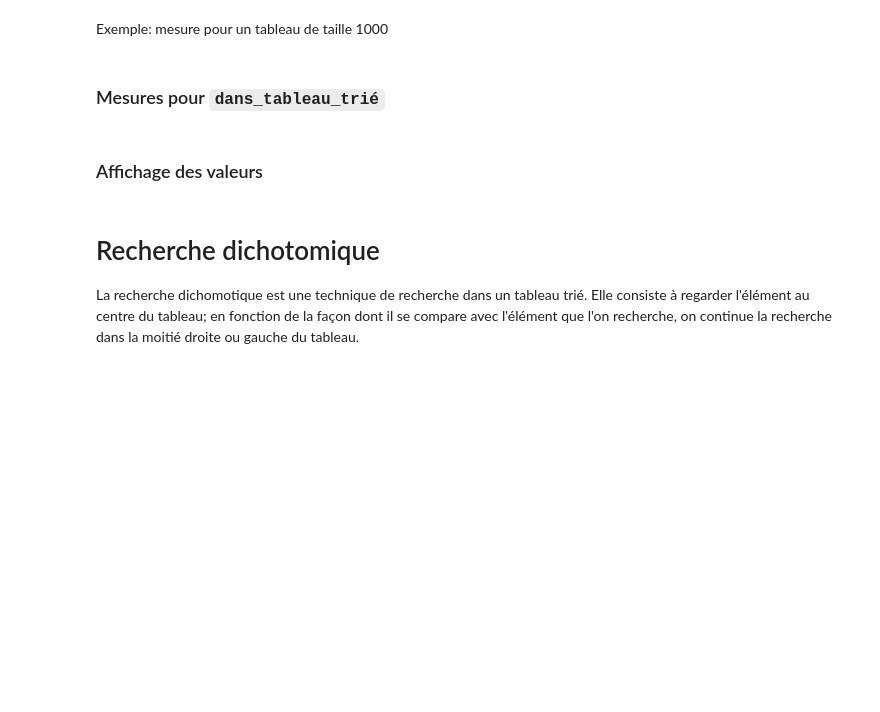
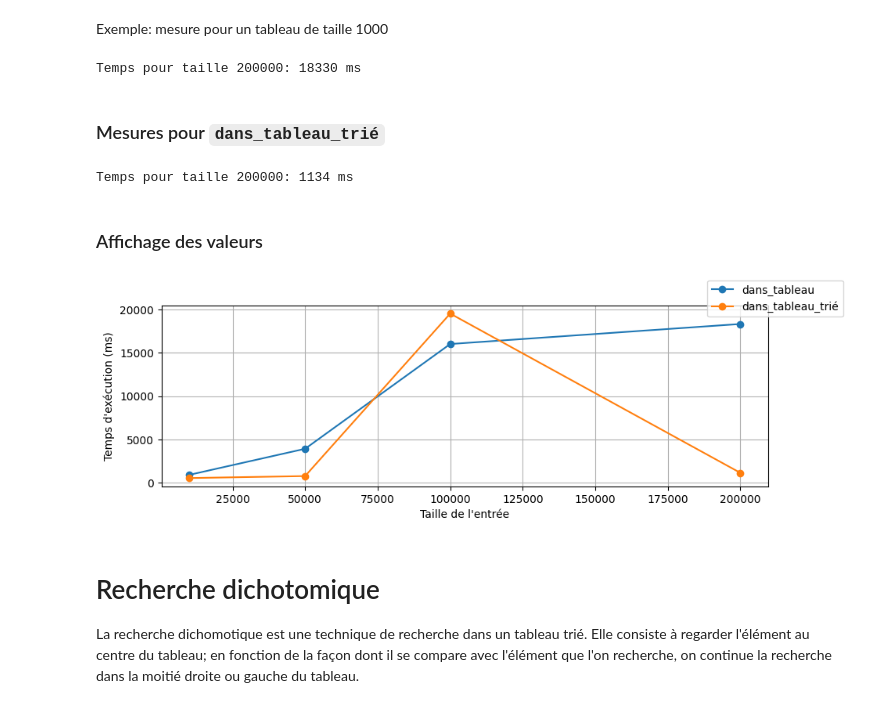
Before and after one commit to sapristi/cours_algo, a Jupyter notebook: TDS/ESGI_1A/TD partie 3.ipynb, the cells around one changed output. Saved outputs shown, nothing was run; the diff lists cells and outputs as text; code cells hidden in the pictures; blank space fills up the shorter version.

```diff
--- a/TDS/ESGI_1A/TD partie 3.ipynb
+++ b/TDS/ESGI_1A/TD partie 3.ipynb
@@ -106,7 +128,7 @@ On va:
 # %% [markdown]
 Exemple: mesure pour un tableau de taille 1000
 # %%
-TAILLE = 10_000
+TAILLE = 200_000
 tableau = tableau_aléatoire_trié(TAILLE)
 x = entier_aléatoire()
 
@@ -117,10 +139,12 @@ temps_ns = time.perf_counter_ns() - start_time
 temps_ms = int(temps_ns / 1000)
 
 print(f"Temps pour taille {TAILLE}: {temps_ms} ms")
+# %% [output]
+Temps pour taille 200000: 18330 ms
 # %% [markdown]
 ### Mesures pour `dans_tableau_trié`
 # %%
-TAILLE = 10_000
+TAILLE = 200_000
 tableau = tableau_aléatoire_trié(TAILLE)
 x = entier_aléatoire()
 
@@ -131,23 +155,27 @@ temps_ns = time.perf_counter_ns() - start_time
 temps_ms = int(temps_ns / 1000)
 
 print(f"Temps pour taille {TAILLE}: {temps_ms} ms")
+# %% [output]
+Temps pour taille 200000: 1134 ms
 # %% [markdown]
 ### Affichage des valeurs
 # %%
 affiche_valeurs(
     dans_tableau=[
-        (10_000, ...),
-        (50_000, ...),
-        (100_000, ...),
-        (200_000, ...)
+        (10_000, 896),
+        (50_000, 3915),
+        (100_000, 16016),
+        (200_000, 18330)
     ],
     dans_tableau_trié=[
-        (10_000, ...),
-        (50_000, ...),
-        (100_000, ...),
-        (200_000, ...)
+        (10_000, 531),
+        (50_000, 762),
+        (100_000, 19532),
+        (200_000, 1134)
     ]
 )
+# %% [output]
+[figure, added]
 # %% [markdown]
 # Recherche dichotomique
 
```
Also changed, not shown: parts of 6 cells of this notebook, 10 other files.
